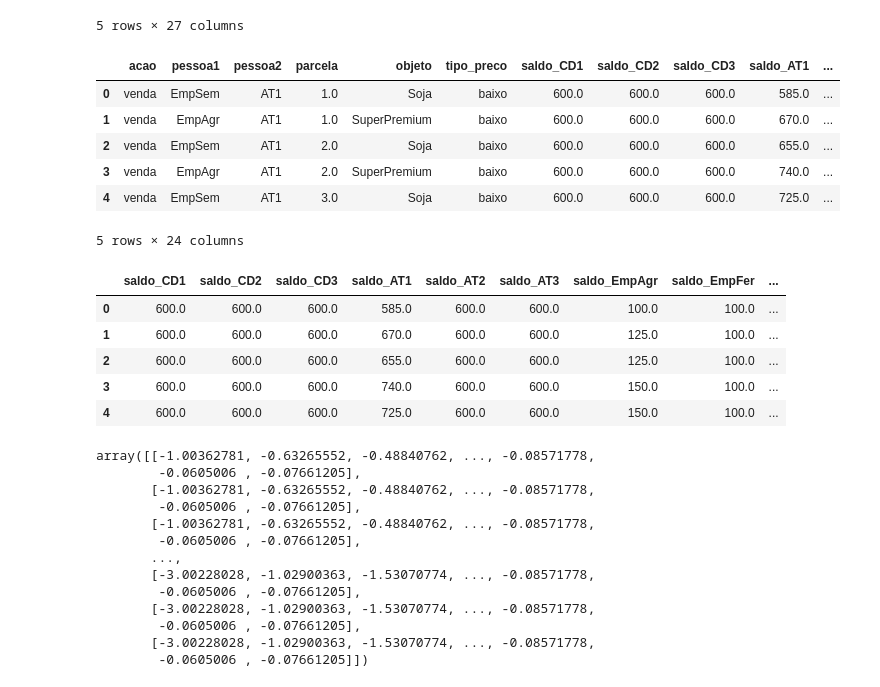
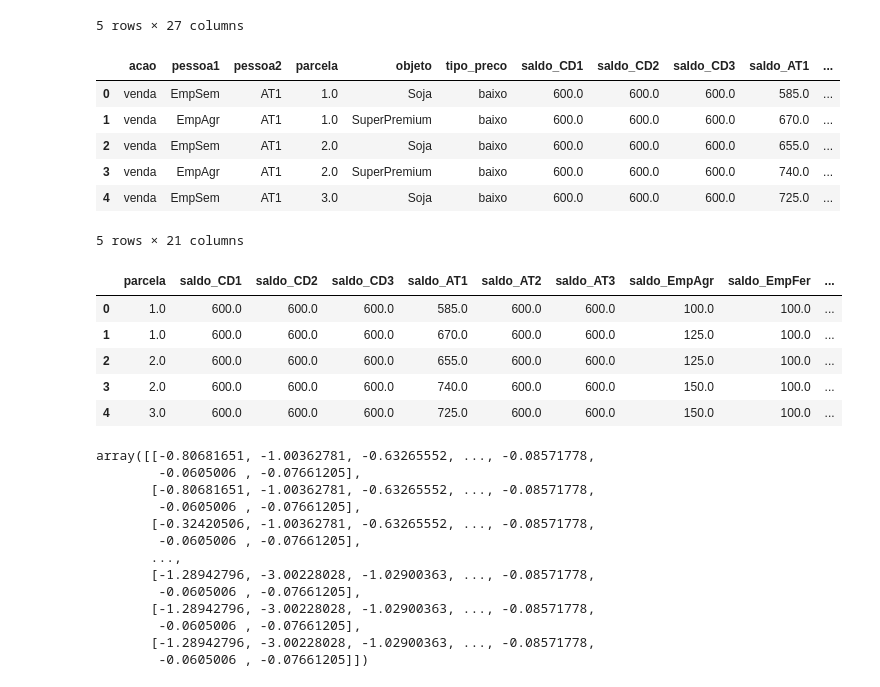
Before and after one commit to karinepestana/rpg-datasets-dissertacao, a Jupyter notebook: regressao.ipynb, the cells around one changed output. Saved outputs shown, nothing was run; the diff lists cells and outputs as text; code cells hidden in the pictures.

```diff
--- a/regressao.ipynb
+++ b/regressao.ipynb
@@ -15,7 +15,7 @@ df.head()
 | 4 | venda | EmpSem | AT1 | 3.0 | Soja | baixo | 1 | 2 | 600.0 | 600.0 | ... |
 5 rows × 27 columns
 # %%
-previsores = df.drop(columns=['rodada','jogo','poluicao_mundial'])
+previsores = df.drop(columns=['rodada','jogo','poluicao_mundial', 'selo','prox_taxa', 'val_taxa'])
 classe = df.iloc[:, 22].values #poluicao
 previsores.head()
 # %% [output]
@@ -25,40 +25,41 @@ previsores.head()
 | 2 | venda | EmpSem | AT1 | 2.0 | Soja | baixo | 600.0 | 600.0 | 600.0 | 655.0 | ... |
 | 3 | venda | EmpAgr | AT1 | 2.0 | SuperPremium | baixo | 600.0 | 600.0 | 600.0 | 740.0 | ... |
 | 4 | venda | EmpSem | AT1 | 3.0 | Soja | baixo | 600.0 | 600.0 | 600.0 | 725.0 | ... |
-5 rows × 24 columns
+5 rows × 21 columns
 # %%
 #transformacao dos dados categoricos em numericos
 previsores = previsores.drop(
-    columns=['acao','pessoa1','pessoa2','parcela','objeto','tipo_preco','tratamento'])
+    columns=['acao','pessoa1','pessoa2','objeto','tipo_preco','tratamento'])
 previsores = pd.concat([previsores,pd.get_dummies(
-    df[['acao','pessoa1','pessoa2','parcela','objeto','tipo_preco','tratamento']])], axis=1)
+    df[['acao','pessoa1','pessoa2','objeto','tipo_preco','tratamento']])], axis=1)
 pd.set_option('display.max_columns', None)
+previsores['parcela'].fillna(value=0, inplace=True)
 previsores.head()
 # %% [output]
-|  | saldo_CD1 | saldo_CD2 | saldo_CD3 | saldo_AT1 | saldo_AT2 | saldo_AT3 | saldo_EmpAgr | saldo_EmpFer | ... |
-| 0 | 600.0 | 600.0 | 600.0 | 585.0 | 600.0 | 600.0 | 100.0 | 100.0 | ... |
-| 1 | 600.0 | 600.0 | 600.0 | 670.0 | 600.0 | 600.0 | 125.0 | 100.0 | ... |
-| 2 | 600.0 | 600.0 | 600.0 | 655.0 | 600.0 | 600.0 | 125.0 | 100.0 | ... |
-| 3 | 600.0 | 600.0 | 600.0 | 740.0 | 600.0 | 600.0 | 150.0 | 100.0 | ... |
-| 4 | 600.0 | 600.0 | 600.0 | 725.0 | 600.0 | 600.0 | 150.0 | 100.0 | ... |
+|  | parcela | saldo_CD1 | saldo_CD2 | saldo_CD3 | saldo_AT1 | saldo_AT2 | saldo_AT3 | saldo_EmpAgr | saldo_EmpFer | ... |
+| 0 | 1.0 | 600.0 | 600.0 | 600.0 | 585.0 | 600.0 | 600.0 | 100.0 | 100.0 | ... |
+| 1 | 1.0 | 600.0 | 600.0 | 600.0 | 670.0 | 600.0 | 600.0 | 125.0 | 100.0 | ... |
+| 2 | 2.0 | 600.0 | 600.0 | 600.0 | 655.0 | 600.0 | 600.0 | 125.0 | 100.0 | ... |
+| 3 | 2.0 | 600.0 | 600.0 | 600.0 | 740.0 | 600.0 | 600.0 | 150.0 | 100.0 | ... |
+| 4 | 3.0 | 600.0 | 600.0 | 600.0 | 725.0 | 600.0 | 600.0 | 150.0 | 100.0 | ... |
 # %%
 #normalizacao dos dados
 X = previsores
 X = preprocessing.StandardScaler().fit(X).transform(X)
 X
 # %% [output]
-array([[-1.00362781, -0.63265552, -0.48840762, ..., -0.08571778,
+array([[-0.80681651, -1.00362781, -0.63265552, ..., -0.08571778,
         -0.0605006 , -0.07661205],
-       [-1.00362781, -0.63265552, -0.48840762, ..., -0.08571778,
+       [-0.80681651, -1.00362781, -0.63265552, ..., -0.08571778,
         -0.0605006 , -0.07661205],
-       [-1.00362781, -0.63265552, -0.48840762, ..., -0.08571778,
+       [-0.32420506, -1.00362781, -0.63265552, ..., -0.08571778,
         -0.0605006 , -0.07661205],
        ...,
-       [-3.00228028, -1.02900363, -1.53070774, ..., -0.08571778,
+       [-1.28942796, -3.00228028, -1.02900363, ..., -0.08571778,
         -0.0605006 , -0.07661205],
-       [-3.00228028, -1.02900363, -1.53070774, ..., -0.08571778,
+       [-1.28942796, -3.00228028, -1.02900363, ..., -0.08571778,
         -0.0605006 , -0.07661205],
-       [-3.00228028, -1.02900363, -1.53070774, ..., -0.08571778,
+       [-1.28942796, -3.00228028, -1.02900363, ..., -0.08571778,
         -0.0605006 , -0.07661205]])
 # %%
 from sklearn.model_selection import train_test_split
```
Also changed, not shown: parts of 2 cells of this notebook.
